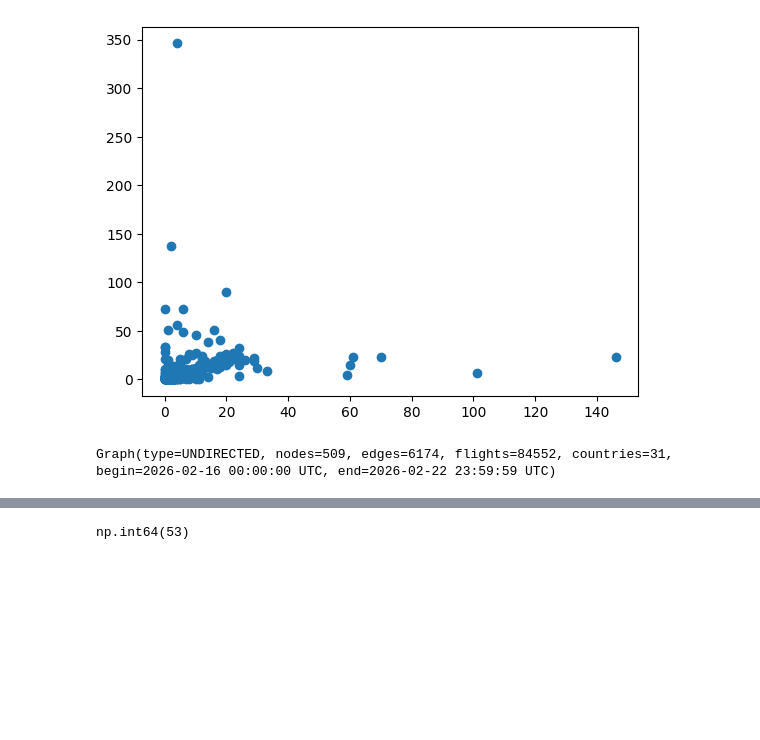
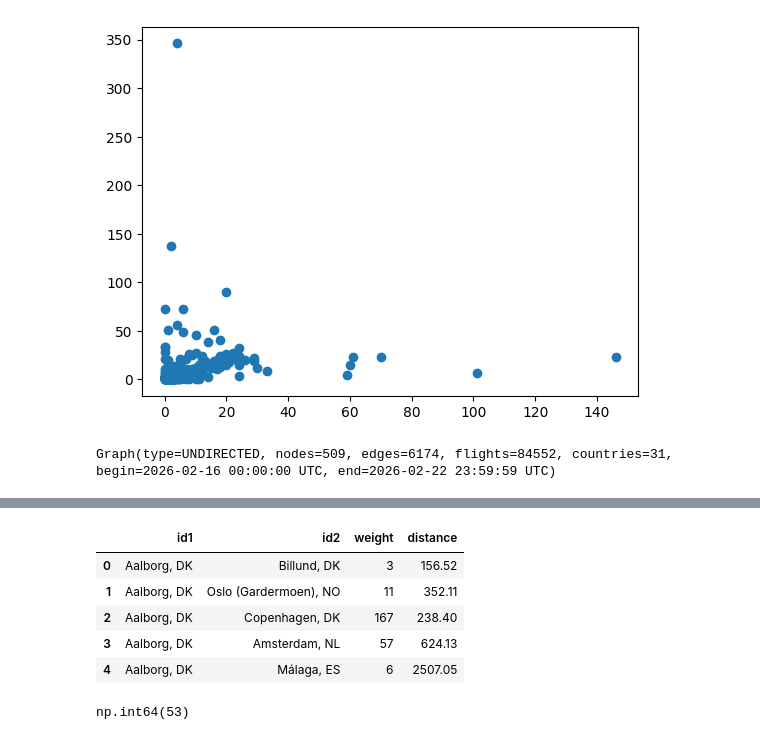
Before and after one commit to sblenlkj/eu_flights, a Jupyter notebook: eu_flights_graph.ipynb, the cells around one changed output, grey strips where cells are left out. Cells and saved outputs as stored; diff of their text form; code cells hidden in the pictures; blank space fills up the shorter version.

Commit message:
pandas adapter for edges df columns renaming to id1, id2 for undirected graph

```diff
--- a/eu_flights_graph.ipynb
+++ b/eu_flights_graph.ipynb
@@ -50,6 +50,15 @@ nodes_df.head()
 | 2 | Thessaloniki, GR | Thessaloniki | GR | GR-B | 40.519280 | 22.970009 | LGTS | 1 | ... |
 | 3 | Kuopio / Siilinjärvi, FI | Kuopio / Siilinjärvi | FI | FI-15 | 63.007099 | 27.797800 | EFKU | 1 | ... |
 | 4 | Kidlington, Oxfordshire, GB | Kidlington, Oxfordshire | GB | GB-ENG | 51.836899 | -1.320000 | EGTK | 1 | ... |
+# %%
+edges_df.head()
+# %% [output]
+|  | id1 | id2 | weight | distance |
+| 0 | Aalborg, DK | Billund, DK | 3 | 156.52 |
+| 1 | Aalborg, DK | Oslo (Gardermoen), NO | 11 | 352.11 |
+| 2 | Aalborg, DK | Copenhagen, DK | 167 | 238.40 |
+| 3 | Aalborg, DK | Amsterdam, NL | 57 | 624.13 |
+| 4 | Aalborg, DK | Málaga, ES | 6 | 2507.05 |
 # %%
 nodes_df.to_csv("./data/graph_csv/undirected_nodes.csv", index=False)
 edges_df.to_csv("./data/graph_csv/undirected_edges.csv", index=False)
```
Also changed, not shown: 2 other files.
